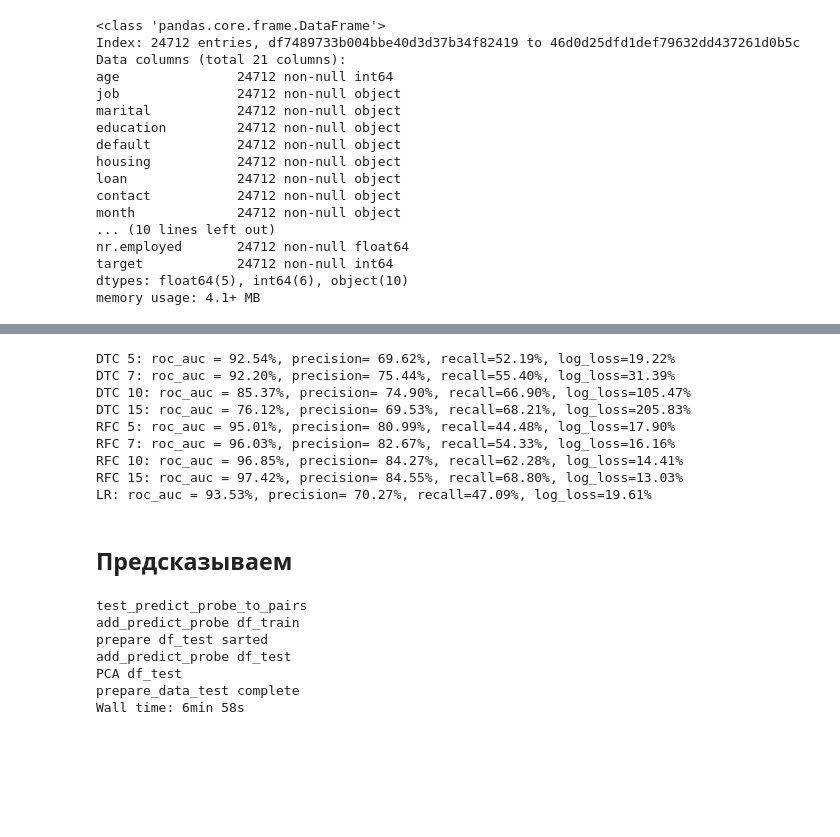
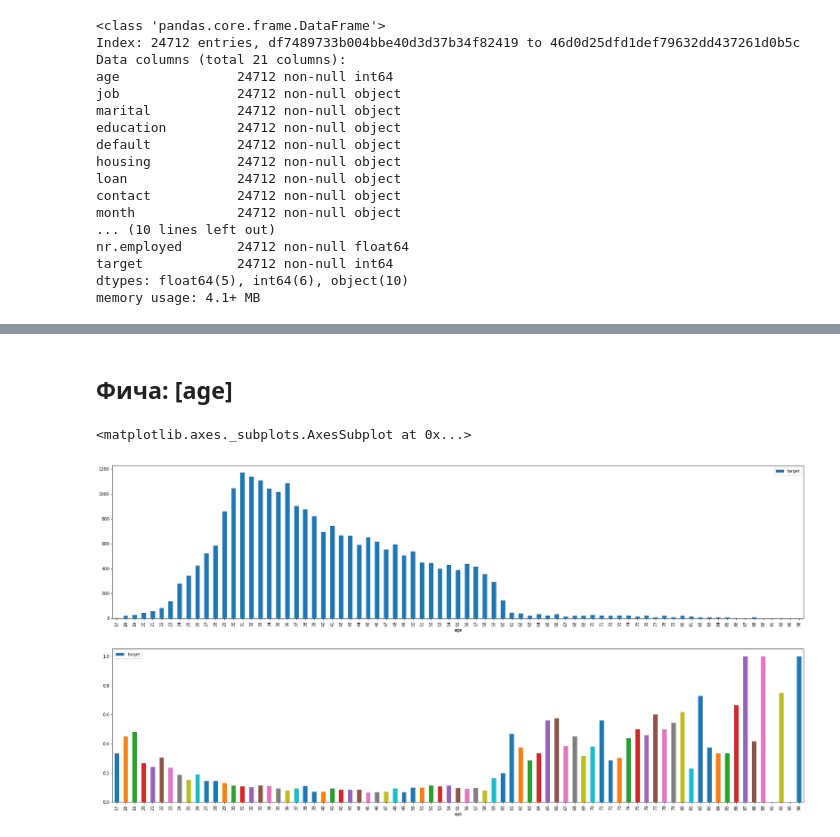
Before and after one commit to Vetrintsev/sfml, a Jupyter notebook: hw_03/sf02classification.ipynb, the cells around one changed output, grey strips where cells are left out. Saved outputs shown, nothing was run; the diff lists cells and outputs as text; code cells hidden in the pictures; blank space fills up the shorter version.

```diff
--- a/hw_03/sf02classification.ipynb
+++ b/hw_03/sf02classification.ipynb
@@ -823,32 +216,0 @@ def test_predict_by_feauters(X, y, feauters):
-# %%
-test_predict_by_feauters(X, y, X.columns)
-# %% [output]
-DTC 5: roc_auc = 92.54%, precision= 69.62%, recall=52.19%, log_loss=19.22%
-DTC 7: roc_auc = 92.20%, precision= 75.44%, recall=55.40%, log_loss=31.39%
-DTC 10: roc_auc = 85.37%, precision= 74.90%, recall=66.90%, log_loss=105.47%
-DTC 15: roc_auc = 76.12%, precision= 69.53%, recall=68.21%, log_loss=205.83%
-RFC 5: roc_auc = 95.01%, precision= 80.99%, recall=44.48%, log_loss=17.90%
-RFC 7: roc_auc = 96.03%, precision= 82.67%, recall=54.33%, log_loss=16.16%
-RFC 10: roc_auc = 96.85%, precision= 84.27%, recall=62.28%, log_loss=14.41%
-RFC 15: roc_auc = 97.42%, precision= 84.55%, recall=68.80%, log_loss=13.03%
-LR: roc_auc = 93.53%, precision= 70.27%, recall=47.09%, log_loss=19.61%
-# %% [markdown]
-## Предсказываем
-# %%
-%%time
-
-X_ts = prepare_data_test(train, X_test)
-
-estimator = RandomForestClassifier(max_depth=15, n_estimators=100, random_state = 42, n_jobs=-1)
-estimator.fit(X, y)
-predict = estimator.predict(
-    X_ts
-)
-# %% [output]
-test_predict_probe_to_pairs
-add_predict_probe df_train
-prepare df_test sarted
-add_predict_probe df_test
-PCA df_test
-prepare_data_test complete
-Wall time: 6min 58s
@@ -856,0 +217,9 @@ y_test = pd.DataFrame(predict, X_test.index, columns=['target'])
+# %% [markdown]
+## Фича: [age]
+# %%
+fig, axes = pyplot.subplots(2,1, squeeze=False, figsize=(30,15))
+train.groupby(['age']).agg({'target':'count'}).plot(kind='bar', ax = axes[0,0])
+train.groupby(['age']).agg({'target':'mean'}).reset_index().plot(x='age', y='target', kind='bar', ax = axes[1,0])
+# %% [output]
+<matplotlib.axes._subplots.AxesSubplot at 0x...>
+[figure, added]
```
Also changed, not shown: parts of 99 cells of this notebook.
